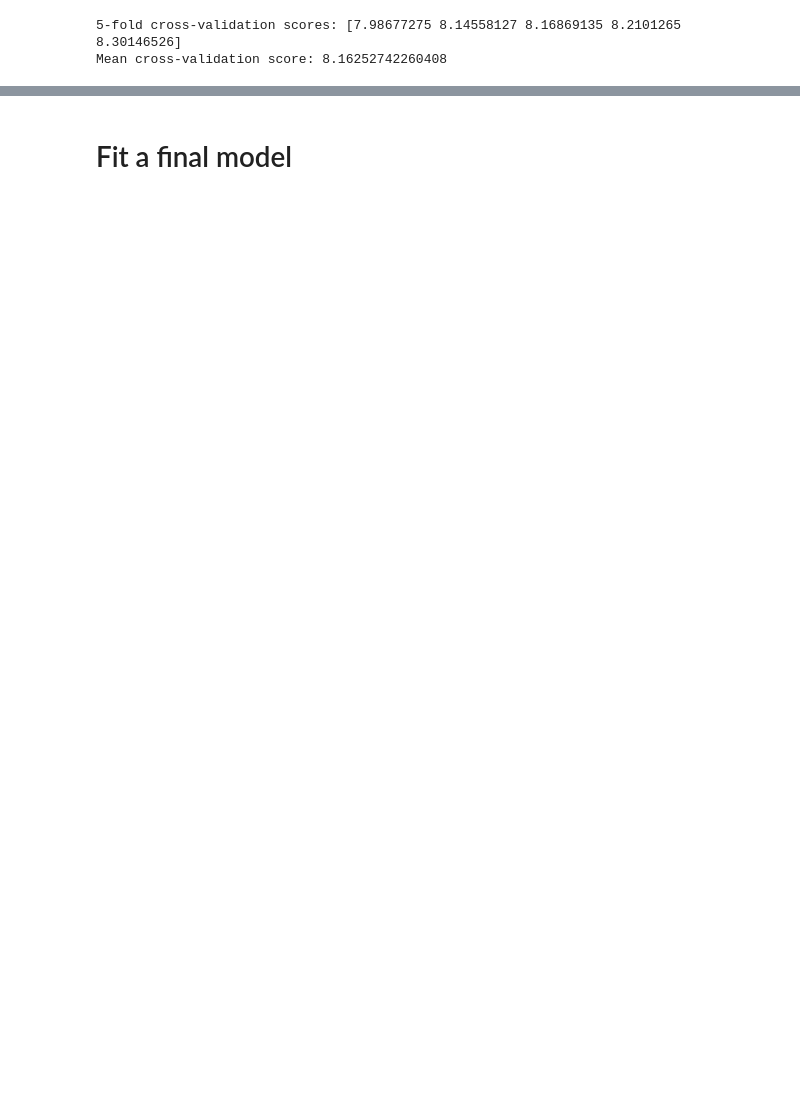
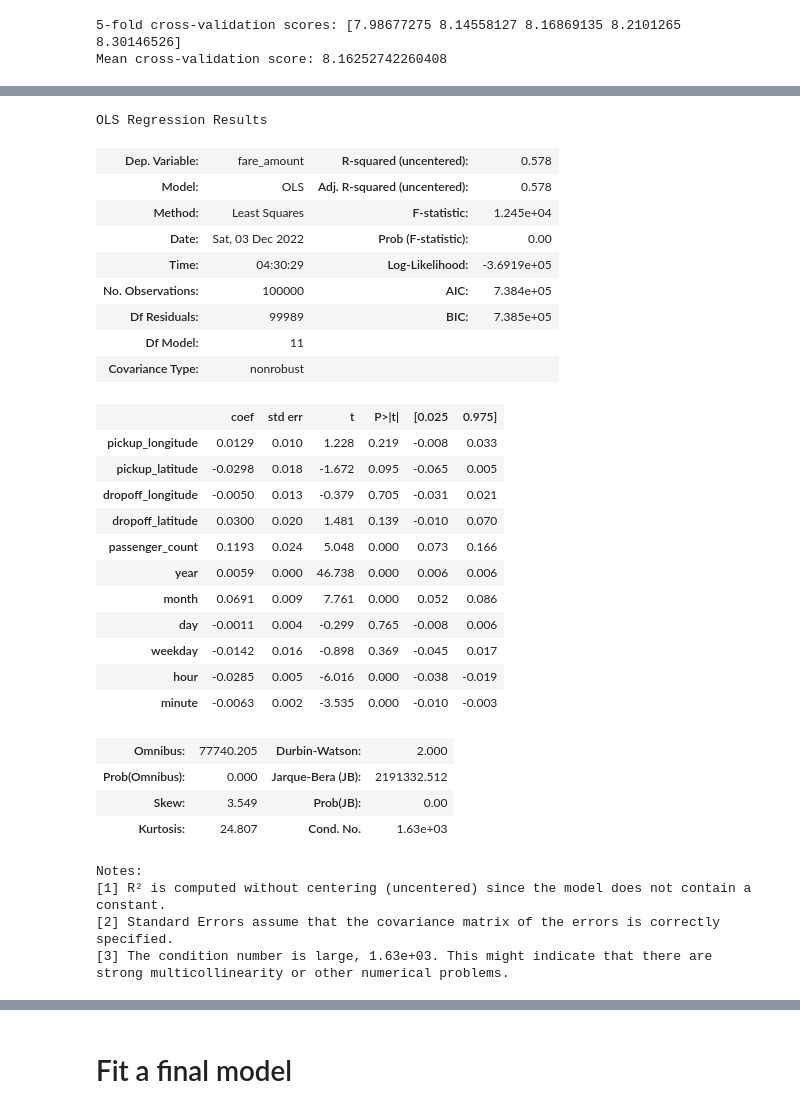
Before and after one commit to cfong32/data6100-final-proj, a Jupyter notebook: data6100_final_proj.ipynb, the cells around one changed output, grey strips where cells are left out. Saved outputs shown, nothing was run; the diff lists cells and outputs as text; code cells hidden in the pictures; blank space fills up the shorter version.

```diff
--- a/data6100_final_proj.ipynb
+++ b/data6100_final_proj.ipynb
@@ -154,0 +275,36 @@ Mean cross-validation score: 8.16252742260408
+# %%
+# Linear Regression with all variables
+import statsmodels.api as sm
+sm.OLS(df[trainset][col_y],df[trainset][cols_X]).fit().summary()
+# %% [output]
+OLS Regression Results
+| Dep. Variable: | fare_amount | R-squared (uncentered): | 0.578 |
+| Model: | OLS | Adj. R-squared (uncentered): | 0.578 |
+| Method: | Least Squares | F-statistic: | 1.245e+04 |
+| Date: | Sat, 03 Dec 2022 | Prob (F-statistic): | 0.00 |
+| Time: | 04:30:29 | Log-Likelihood: | -3.6919e+05 |
+| No. Observations: | 100000 | AIC: | 7.384e+05 |
+| Df Residuals: | 99989 | BIC: | 7.385e+05 |
+| Df Model: | 11 |  |  |
+| Covariance Type: | nonrobust |  |  |
+|  | coef | std err | t | P>|t| | [0.025 | 0.975] |
+| pickup_longitude | 0.0129 | 0.010 | 1.228 | 0.219 | -0.008 | 0.033 |
+| pickup_latitude | -0.0298 | 0.018 | -1.672 | 0.095 | -0.065 | 0.005 |
+| dropoff_longitude | -0.0050 | 0.013 | -0.379 | 0.705 | -0.031 | 0.021 |
+| dropoff_latitude | 0.0300 | 0.020 | 1.481 | 0.139 | -0.010 | 0.070 |
+| passenger_count | 0.1193 | 0.024 | 5.048 | 0.000 | 0.073 | 0.166 |
+| year | 0.0059 | 0.000 | 46.738 | 0.000 | 0.006 | 0.006 |
+| month | 0.0691 | 0.009 | 7.761 | 0.000 | 0.052 | 0.086 |
+| day | -0.0011 | 0.004 | -0.299 | 0.765 | -0.008 | 0.006 |
+| weekday | -0.0142 | 0.016 | -0.898 | 0.369 | -0.045 | 0.017 |
+| hour | -0.0285 | 0.005 | -6.016 | 0.000 | -0.038 | -0.019 |
+| minute | -0.0063 | 0.002 | -3.535 | 0.000 | -0.010 | -0.003 |
+| Omnibus: | 77740.205 | Durbin-Watson: | 2.000 |
+| Prob(Omnibus): | 0.000 | Jarque-Bera (JB): | 2191332.512 |
+| Skew: | 3.549 | Prob(JB): | 0.00 |
+| Kurtosis: | 24.807 | Cond. No. | 1.63e+03 |
+Notes:
+[1] R² is computed without centering (uncentered) since the model does not contain a constant.
+[2] Standard Errors assume that the covariance matrix of the errors is correctly specified.
+[3] The condition number is large, 1.63e+03. This might indicate that there are
+strong multicollinearity or other numerical problems.
```
Also changed, not shown: parts of 43 cells of this notebook.
